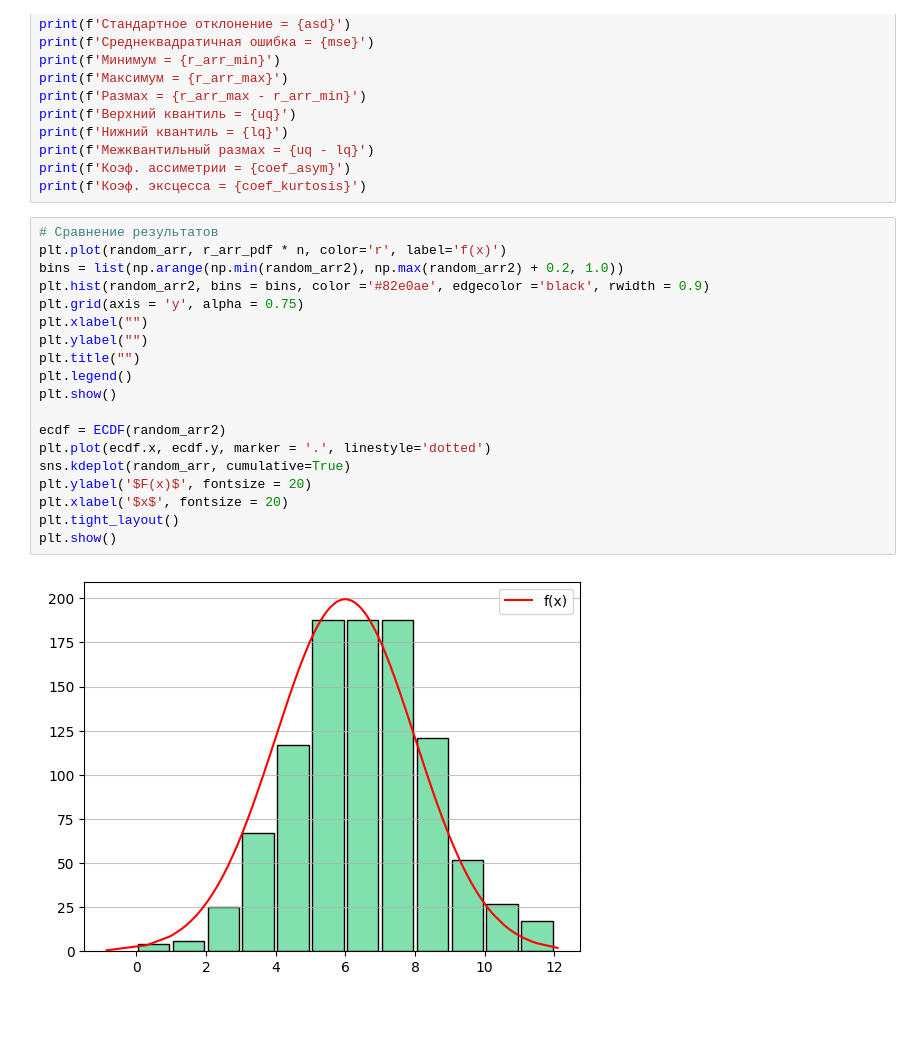
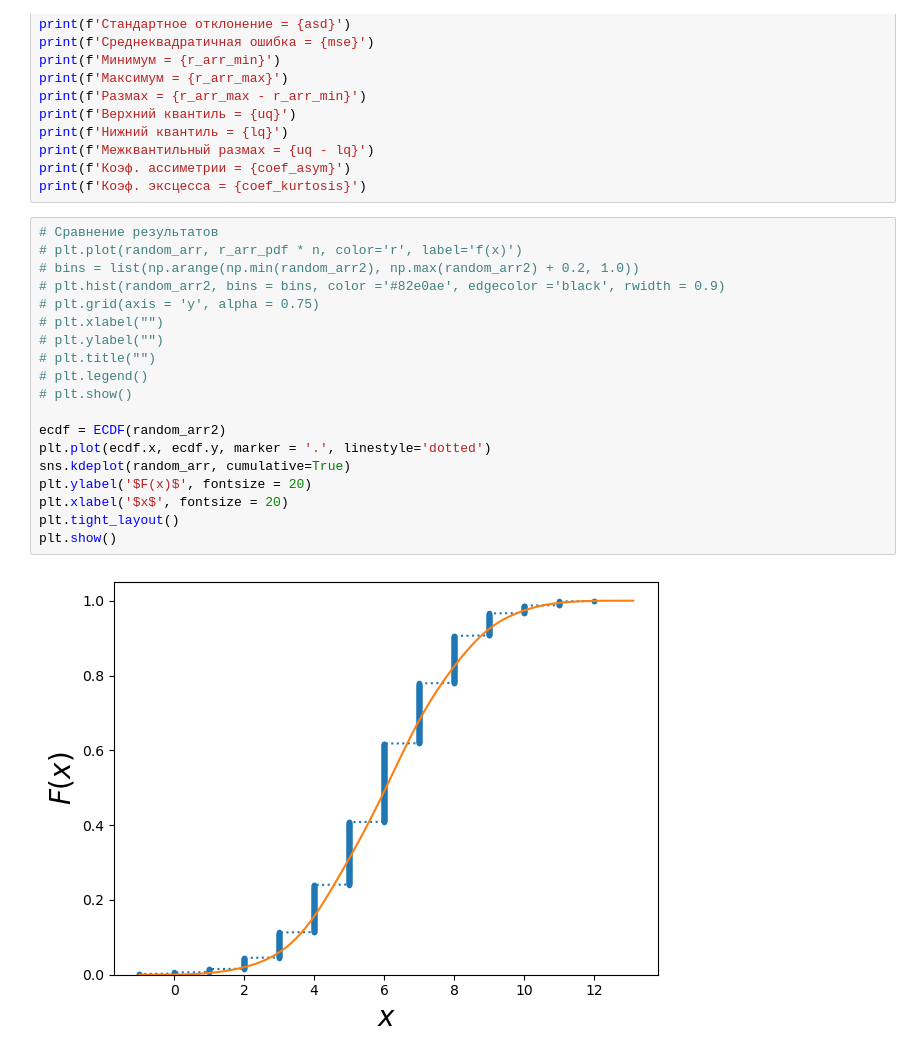
Before and after one commit to karim3487/Study6sem, a Jupyter notebook: matstat/labs/lab2.ipynb, the cells around one changed output. Cells and saved outputs as stored; diff of their text form; blank space fills up the shorter version.

```diff
--- a/matstat/labs/lab2.ipynb
+++ b/matstat/labs/lab2.ipynb
@@ -156,22 +156,22 @@ print(f'Коэф. ассиметрии = {coef_asym}')
 print(f'Коэф. эксцесса = {coef_kurtosis}')
 # %%
 # Сравнение результатов
-plt.plot(random_arr, r_arr_pdf * n, color='r', label='f(x)')
-bins = list(np.arange(np.min(random_arr2), np.max(random_arr2) + 0.2, 1.0))
-plt.hist(random_arr2, bins = bins, color ='#82e0ae', edgecolor ='black', rwidth = 0.9)
-plt.grid(axis = 'y', alpha = 0.75)
-plt.xlabel("")
-plt.ylabel("")
-plt.title("")
-plt.legend()
-plt.show()
+# plt.plot(random_arr, r_arr_pdf * n, color='r', label='f(x)')
+# bins = list(np.arange(np.min(random_arr2), np.max(random_arr2) + 0.2, 1.0))
+# plt.hist(random_arr2, bins = bins, color ='#82e0ae', edgecolor ='black', rwidth = 0.9)
+# plt.grid(axis = 'y', alpha = 0.75)
+# plt.xlabel("")
+# plt.ylabel("")
+# plt.title("")
+# plt.legend()
+# plt.show()
 
 ecdf = ECDF(random_arr2)
 plt.plot(ecdf.x, ecdf.y, marker = '.', linestyle='dotted')
 sns.kdeplot(random_arr, cumulative=True)
 plt.ylabel('$F(x)$', fontsize = 20)
 plt.xlabel('$x$', fontsize = 20)
 plt.tight_layout()
 plt.show()
 # %% [output]
-[figure, old version]
+[figure, new version]
```
Also changed, not shown: parts of 5 cells of this notebook, 57 other files.
